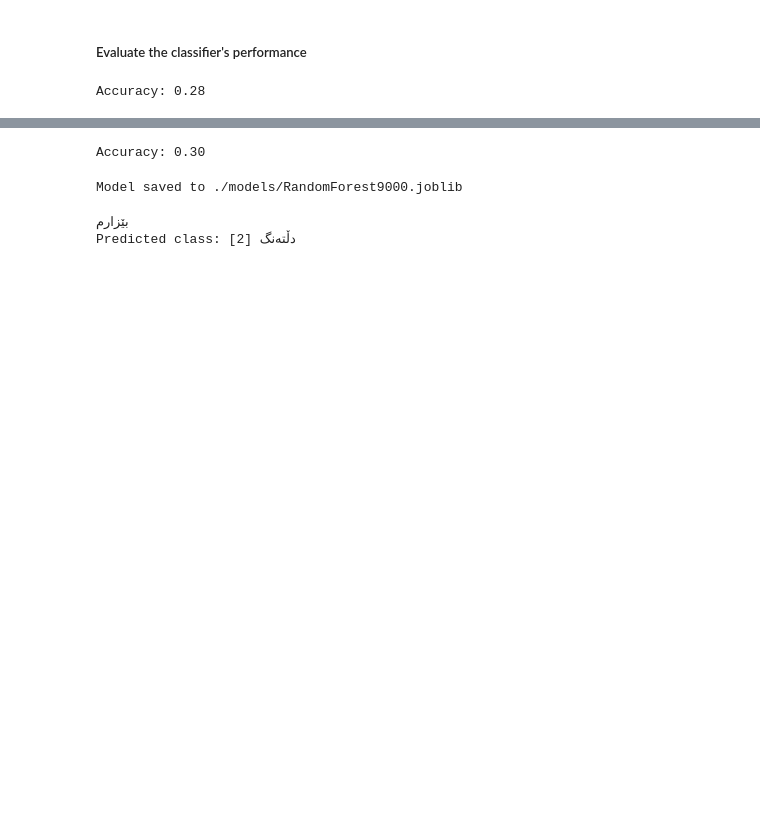
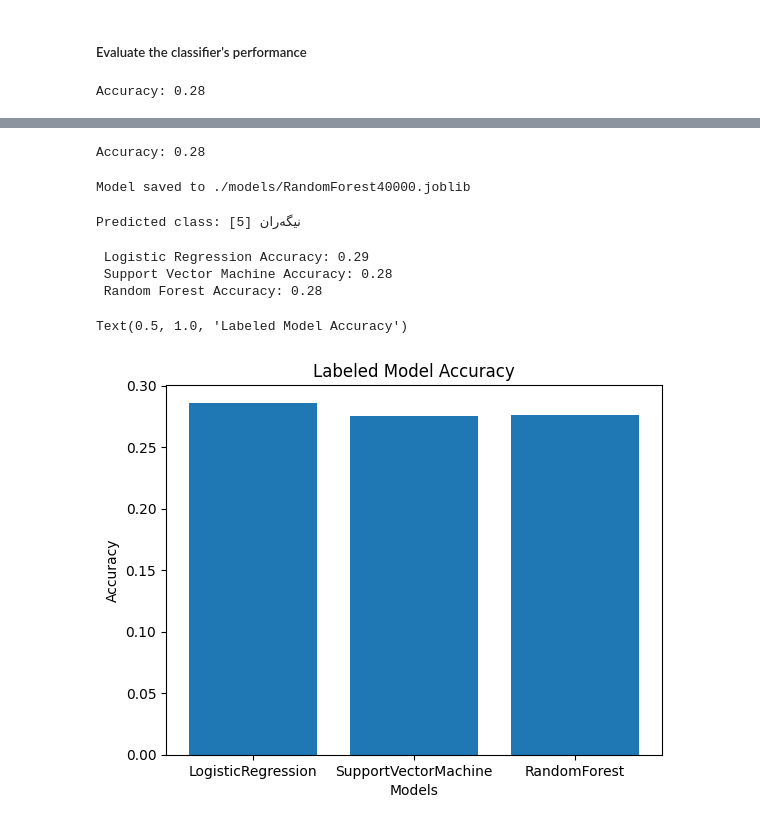
Before and after one commit to hazhyy/kurdishSentimentAnalysis, a Jupyter notebook: app/labeledData/labeledModel.ipynb, the cells around one changed output, grey strips where cells are left out. Saved outputs shown, nothing was run; the diff lists cells and outputs as text; code cells hidden in the pictures; blank space fills up the shorter version.

```diff
--- a/app/labeledData/labeledModel.ipynb
+++ b/app/labeledData/labeledModel.ipynb
@@ -107,5 +95,5 @@ Predicted class: [2] دڵتەنگ
 ### Support Vector Machine Training on Labeled Data
 # %%
 from sklearn.svm import SVC
-clf=SVC(kernel='linear')
-clf.fit(X_train, y_train)
+svc=SVC(kernel='linear')
+svc.fit(X_train, y_train)
@@ -114,9 +100,9 @@ SVC(kernel='linear')
 # %% [markdown]
 ##### Evaluate the classifier's performance
 # %%
-y_pred=clf.predict(X_test)
-accuracy=accuracy_score(y_test,y_pred)
-print(f"Accuracy: {accuracy:.2f}")
+y_pred=svc.predict(X_test)
+svc_accuracy=accuracy_score(y_test,y_pred)
+print(f"Accuracy: {svc_accuracy:.2f}")
 # %% [output]
 Accuracy: 0.28
 # %%
@@ -149,24 +125,17 @@ Predicted class: [5] نیگەران
 # %%
 from sklearn.ensemble import RandomForestClassifier
+rf = RandomForestClassifier(n_estimators=100, random_state=42)
+rf.fit(X_train, y_train)
 
-# Initialize the Random Forest classifier
-clf = RandomForestClassifier(n_estimators=1000, random_state=42)
-
-# Train the classifier on the training data
-clf.fit(X_train, y_train)
-
-# Evaluate the classifier's performance on the test data
-y_pred = clf.predict(X_test)
-accuracy = accuracy_score(y_test, y_pred)
-print(f"Accuracy: {accuracy:.2f}")
+y_pred = rf.predict(X_test)
+rf_accuracy = accuracy_score(y_test, y_pred)
+print(f"Accuracy: {rf_accuracy:.2f}")
 # %% [output]
-Accuracy: 0.30
+Accuracy: 0.28
 # %%
-from joblib import dump
-from joblib import load
-model_filename = './models/RandomForest9000.joblib'
-dump(clf, model_filename)
+model_filename = './models/RandomForest40000.joblib'
+dump(rf, model_filename)
 print(f"Model saved to {model_filename}")
 # %% [output]
-Model saved to ./models/RandomForest9000.joblib
+Model saved to ./models/RandomForest40000.joblib
 # %%
@@ -176,8 +145,24 @@ lr_loaded = load(lr_filename)
 #testing Random Forest model
 new_text = "بێزارم"
 new_vector=get_average_word_vector(new_text, word2vec_model, 100)
-lr_prediction = lr_loaded.predict([new_vector])
-print("Predicted class:",lr_prediction, sentiments[lr_prediction[0]]['text'])
+rf_prediction = rf_loaded.predict([new_vector])
+print("Predicted class:",rf_prediction, sentiments[rf_prediction[0]]['text'])
 # %% [output]
-بێزارم
-Predicted class: [2] دڵتەنگ
+Predicted class: [5] نیگەران
+# %%
+print(f'\n Logistic Regression Accuracy: {lr_accuracy:.2f} \n Support Vector Machine Accuracy: {svc_accuracy:.2f} \n Random Forest Accuracy: {rf_accuracy:.2f}' )
+# %% [output]
+ Logistic Regression Accuracy: 0.29
+ Support Vector Machine Accuracy: 0.28
+ Random Forest Accuracy: 0.28
+# %%
+models=["LogisticRegression","SupportVectorMachine","RandomForest"]
+accuracy_scores=[lr_accuracy,svc_accuracy,rf_accuracy]
+plt.bar(models,accuracy_scores)
+plt.title("Labeled Model Accuracy")
+plt.xlabel("Models")
+plt.ylabel("Accuracy")
+plt.title("Labeled Model Accuracy")
+# %% [output]
+Text(0.5, 1.0, 'Labeled Model Accuracy')
+[figure, added]
```
Also changed, not shown: parts of 21 cells of this notebook, 1 other file.
